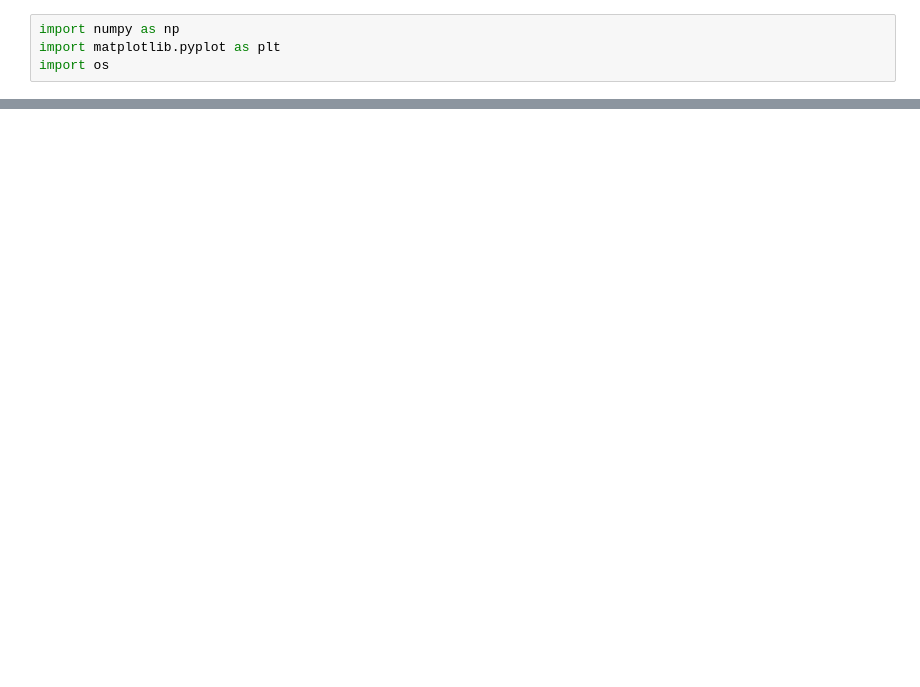
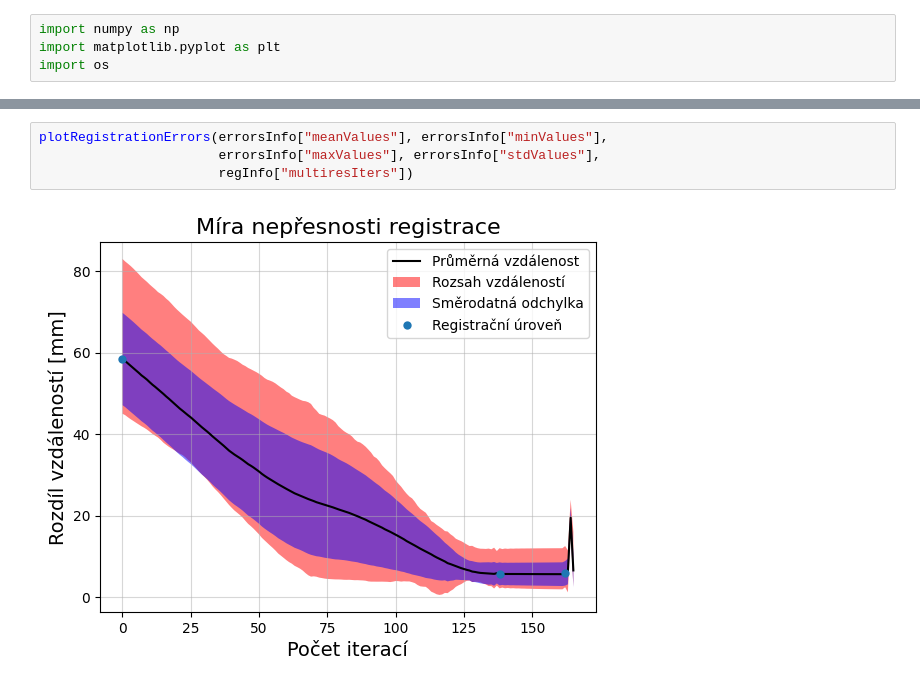
Before and after one commit to Vojtech-Benda/ca_isf, a Jupyter notebook: plotResults.ipynb, the cells around one changed output, grey strips where cells are left out. Cells and saved outputs as stored; diff of their text form; blank space fills up the shorter version.

```diff
--- a/plotResults.ipynb
+++ b/plotResults.ipynb
@@ -52,0 +68,6 @@ lst[:]
+# %%
+plotRegistrationErrors(errorsInfo["meanValues"], errorsInfo["minValues"],
+                       errorsInfo["maxValues"], errorsInfo["stdValues"],
+                       regInfo["multiresIters"])
+# %% [output]
+[figure, added]
```
Also changed, not shown: parts of 6 cells of this notebook, 2 other files.
